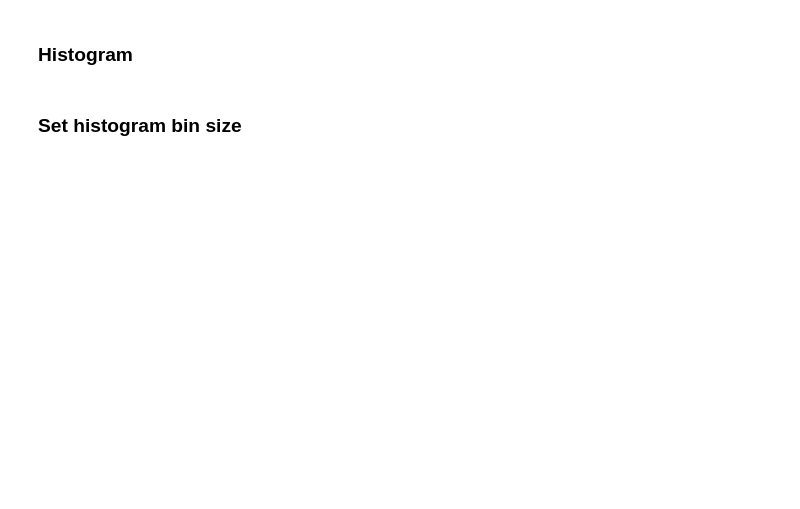
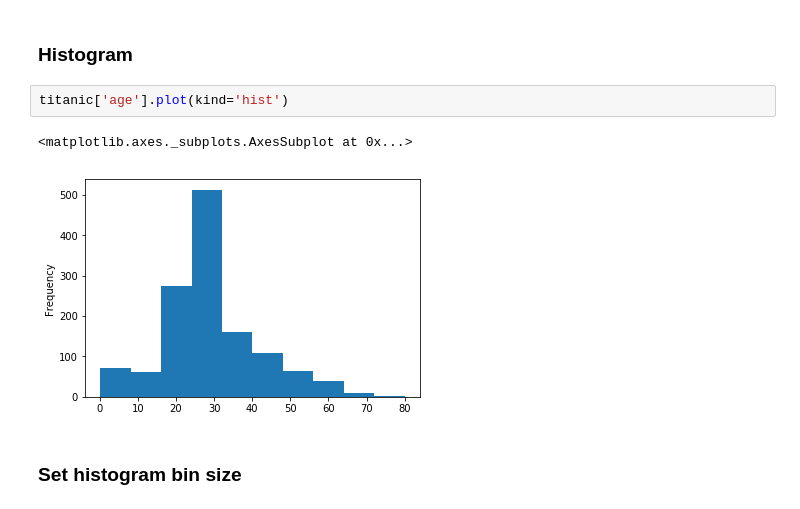
Before and after one commit to learning-stack/Colab-ML-Playbook, a Jupyter notebook: handson-ml/python_workshop_demo.ipynb, the cells around one changed output. Drawn from its saved outputs; the diff is of its cells as text; blank space fills up the shorter version.

```diff
--- a/handson-ml/python_workshop_demo.ipynb
+++ b/handson-ml/python_workshop_demo.ipynb
@@ -186,4 +557,9 @@ https://pandas.pydata.org/pandas-docs/stable/visualization.html
 # %% [markdown]
 ### Histogram
+# %%
+titanic['age'].plot(kind='hist')
+# %% [output]
+<matplotlib.axes._subplots.AxesSubplot at 0x...>
+[figure, added]
 # %% [markdown]
 ### Set histogram bin size
```
Also changed, not shown: parts of 39 cells of this notebook.
